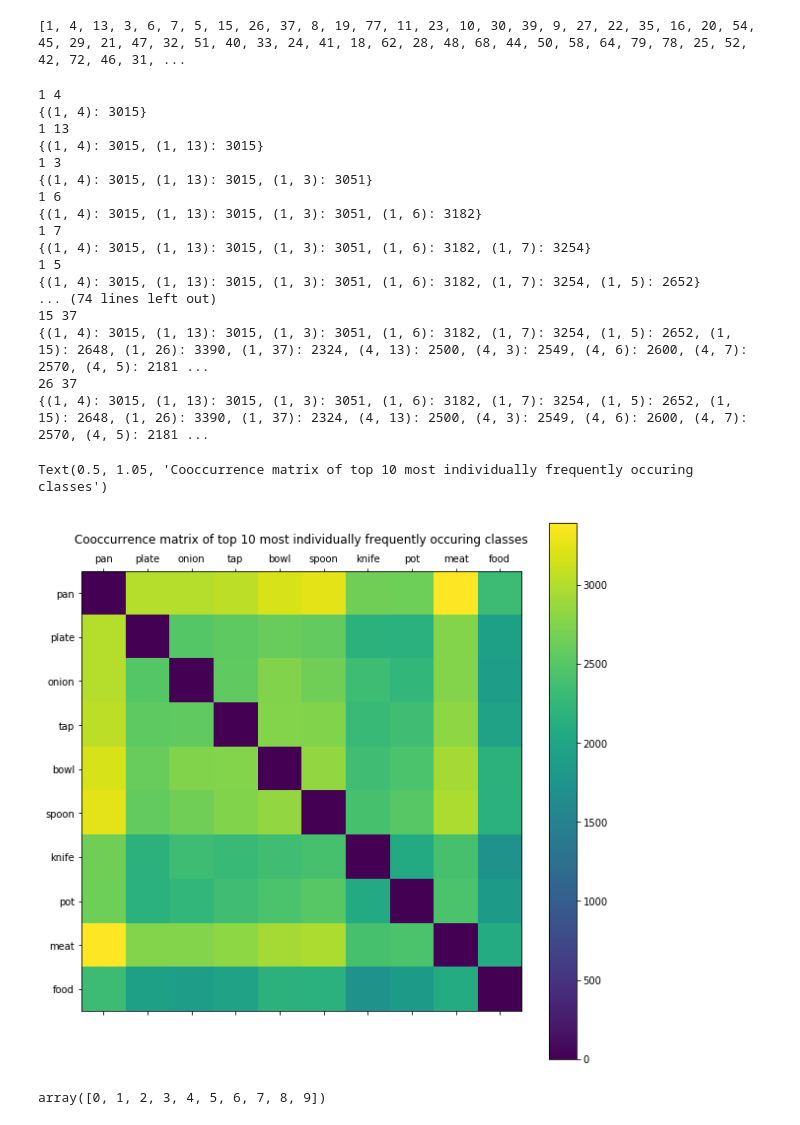
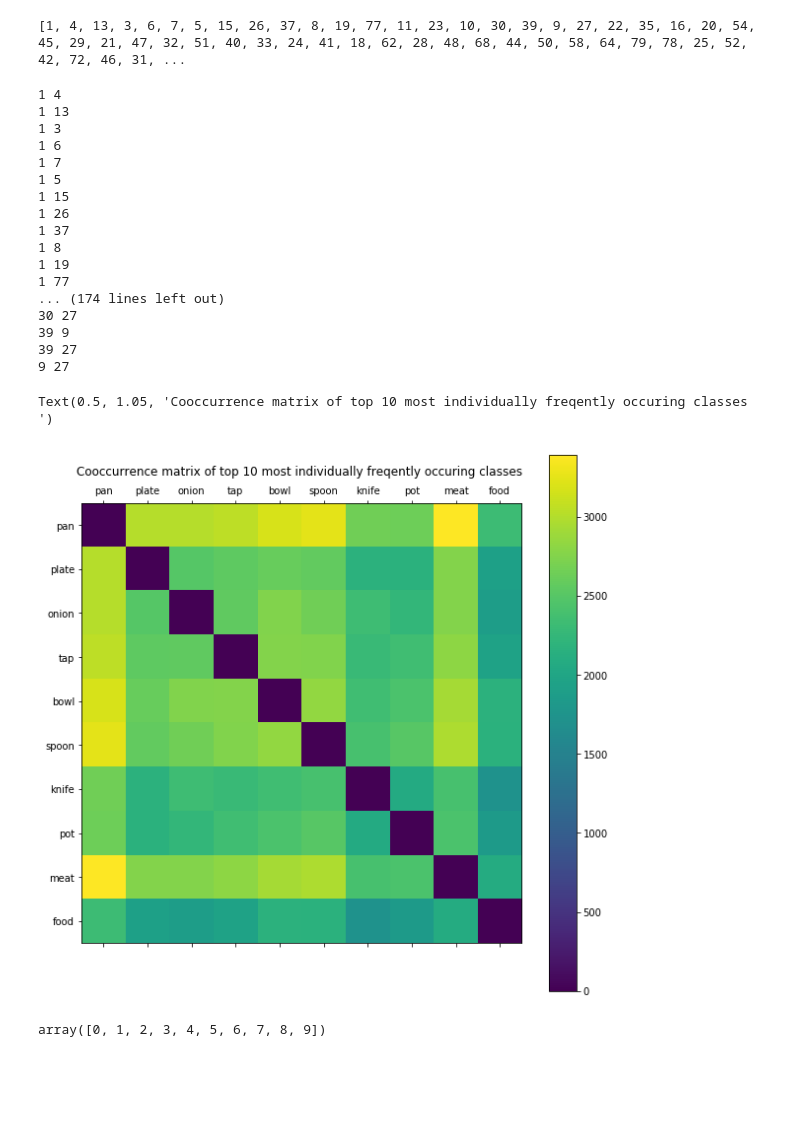
Before and after one commit to ianhuang0630/VidObjClassHierarchy, a Jupyter notebook: viz/viz_data/metadata.ipynb, the cells around one changed output. Saved outputs shown, nothing was run; the diff lists cells and outputs as text; code cells hidden in the pictures; blank space fills up the shorter version.

Commit message:
visualization changes

```diff
--- a/viz/viz_data/metadata.ipynb
+++ b/viz/viz_data/metadata.ipynb
@@ -130,8 +130,8 @@ print(individual_ranked_classes)
 [1, 4, 13, 3, 6, 7, 5, 15, 26, 37, 8, 19, 77, 11, 23, 10, 30, 39, 9, 27, 22, 35, 16, 20, 54, 45, 29, 21, 47, 32, 51, 40, 33, 24, 41, 18, 62, 28, 48, 68, 44, 50, 58, 64, 79, 78, 25, 52, 42, 72, 46, 31, ...
 # %%
 counts = {}
-for idx, class_1 in enumerate(individual_ranked_classes[:10]):
-    for class_2 in individual_ranked_classes[idx+1:10]:
+for idx, class_1 in enumerate(individual_ranked_classes[:20]):
+    for class_2 in individual_ranked_classes[idx+1:20]:
         print(class_1, class_2)
         # find out co_occurence of two classes
         subsetOI = object_df.loc[(object_df['noun_class'] == class_1)\
@@ -150,59 +150,58 @@ for idx, class_1 in enumerate(individual_ranked_classes[:10]):
             if len(frames_classes[element]) == 2:
                 count +=1
         counts[(class_1, class_2)] = count
-        print(counts)
 # %% [output]
 1 4
-{(1, 4): 3015}
 1 13
-{(1, 4): 3015, (1, 13): 3015}
 1 3
-{(1, 4): 3015, (1, 13): 3015, (1, 3): 3051}
 1 6
-{(1, 4): 3015, (1, 13): 3015, (1, 3): 3051, (1, 6): 3182}
 1 7
-{(1, 4): 3015, (1, 13): 3015, (1, 3): 3051, (1, 6): 3182, (1, 7): 3254}
 1 5
-{(1, 4): 3015, (1, 13): 3015, (1, 3): 3051, (1, 6): 3182, (1, 7): 3254, (1, 5): 2652}
-... (74 lines left out)
-15 37
-{(1, 4): 3015, (1, 13): 3015, (1, 3): 3051, (1, 6): 3182, (1, 7): 3254, (1, 5): 2652, (1, 15): 2648, (1, 26): 3390, (1, 37): 2324, (4, 13): 2500, (4, 3): 2549, (4, 6): 2600, (4, 7): 2570, (4, 5): 2181 ...
-26 37
-{(1, 4): 3015, (1, 13): 3015, (1, 3): 3051, (1, 6): 3182, (1, 7): 3254, (1, 5): 2652, (1, 15): 2648, (1, 26): 3390, (1, 37): 2324, (4, 13): 2500, (4, 3): 2549, (4, 6): 2600, (4, 7): 2570, (4, 5): 2181 ...
+1 15
+1 26
+1 37
+1 8
+1 19
+1 77
+... (174 lines left out)
+30 27
+39 9
+39 27
+9 27
 # %%
 count_matrix = []
 for i in range(10):
     row = []
     for j in range(10):
         if individual_ranked_classes[i] == individual_ranked_classes[j]:
             row.append(0)
         elif (individual_ranked_classes[i],individual_ranked_classes[j]) in counts:
             row.append(counts[(individual_ranked_classes[i],individual_ranked_classes[j])])
         elif (individual_ranked_classes[j],individual_ranked_classes[i]) in counts:
             row.append(counts[(individual_ranked_classes[j],individual_ranked_classes[i])])
         else:
             raise ValueError('missing value')
     count_matrix.append(row)
 
 count_matrix = np.array(count_matrix)
 
 alpha = [class_key_dict[element] for element in individual_ranked_classes[:10]]
 
 fig = plt.figure(figsize=(10,10))
 ax.axis('image')
 ax = fig.add_subplot(111)
 cax = ax.matshow(count_matrix, interpolation='nearest')
 fig.colorbar(cax)
 ax.set_xticks(np.arange(10))
 ax.set_xticklabels(alpha)
 ax.set_yticks(np.arange(10))
 ax.set_yticklabels(alpha)
-ax.set_title('Cooccurrence matrix of top 10 most individually frequently occuring classes')
+ax.set_title('Cooccurrence matrix of top 10 most individually freqently occuring classes ')
 # ax.set_xticklabels(alpha)
 # ax.set_yticklabels(alpha)
 # %% [output]
-Text(0.5, 1.05, 'Cooccurrence matrix of top 10 most individually frequently occuring classes')
+Text(0.5, 1.05, 'Cooccurrence matrix of top 10 most individually freqently occuring classes ')
-[figure, old version]
+[figure, new version]
 # %%
 matplotlib.numpy.arange(len(alpha))
 # %% [output]
```
Also changed, not shown: 1 other file.
